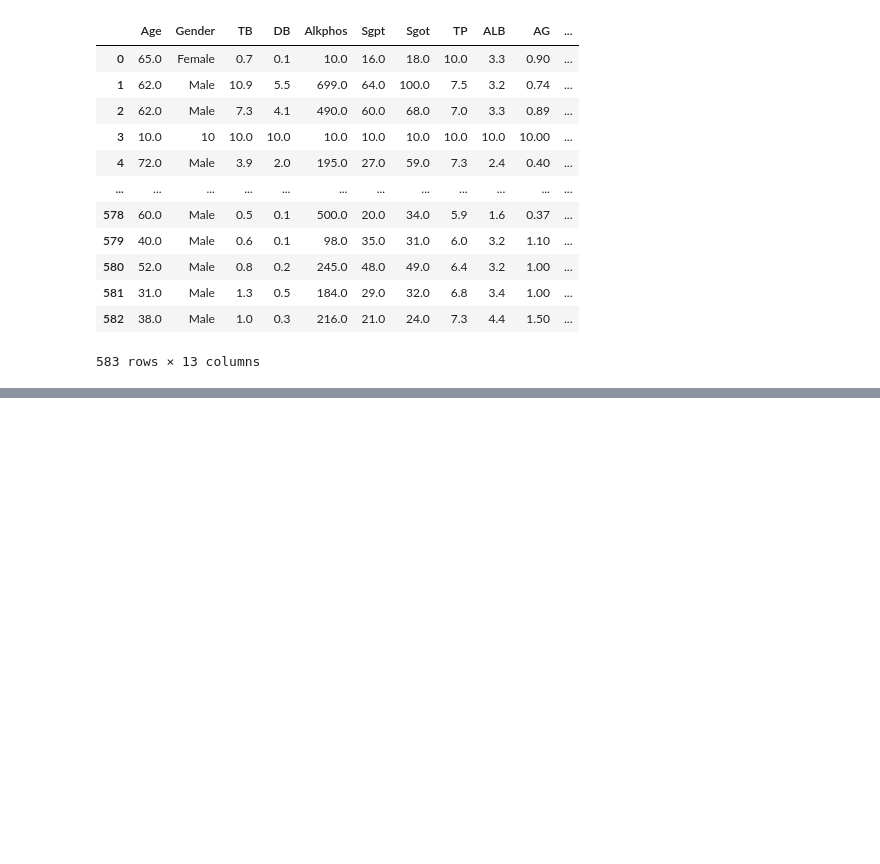
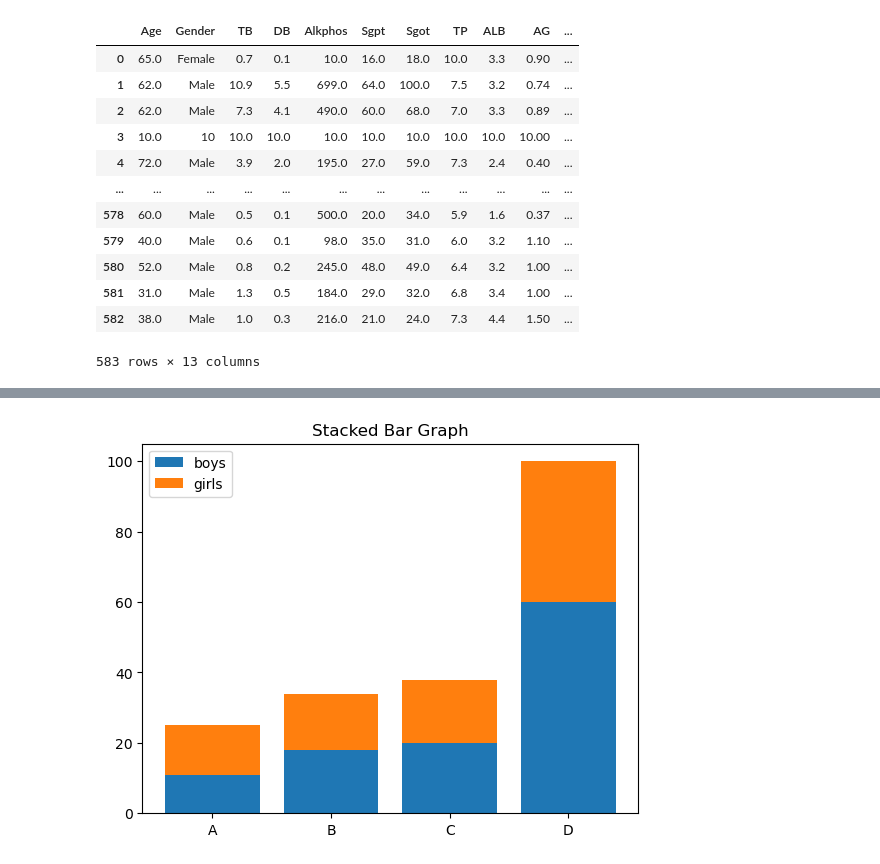
Before and after one commit to Anandasane/Data_Science_2026, a Jupyter notebook: Python libraries.ipynb, the cells around one changed output, grey strips where cells are left out. Cells and saved outputs as stored; diff of their text form; code cells hidden in the pictures; blank space fills up the shorter version.

```diff
--- a/Python libraries.ipynb
+++ b/Python libraries.ipynb
@@ -1113,0 +1135,12 @@ df
+# %%
+boys=[11,18,20,60]
+girls=[14,16,18,40]
+x=np.arange(4)
+plt.bar(x,boys,label='boys')
+plt.bar(x,girls,label='girls',bottom=boys)
+plt.xticks(x,['A','B','C','D'])
+plt.title('Stacked Bar Graph')
+plt.legend()
+plt.show()
+# %% [output]
+[figure, added]
```
Also changed, not shown: parts of 14 cells of this notebook, 2 other files.
